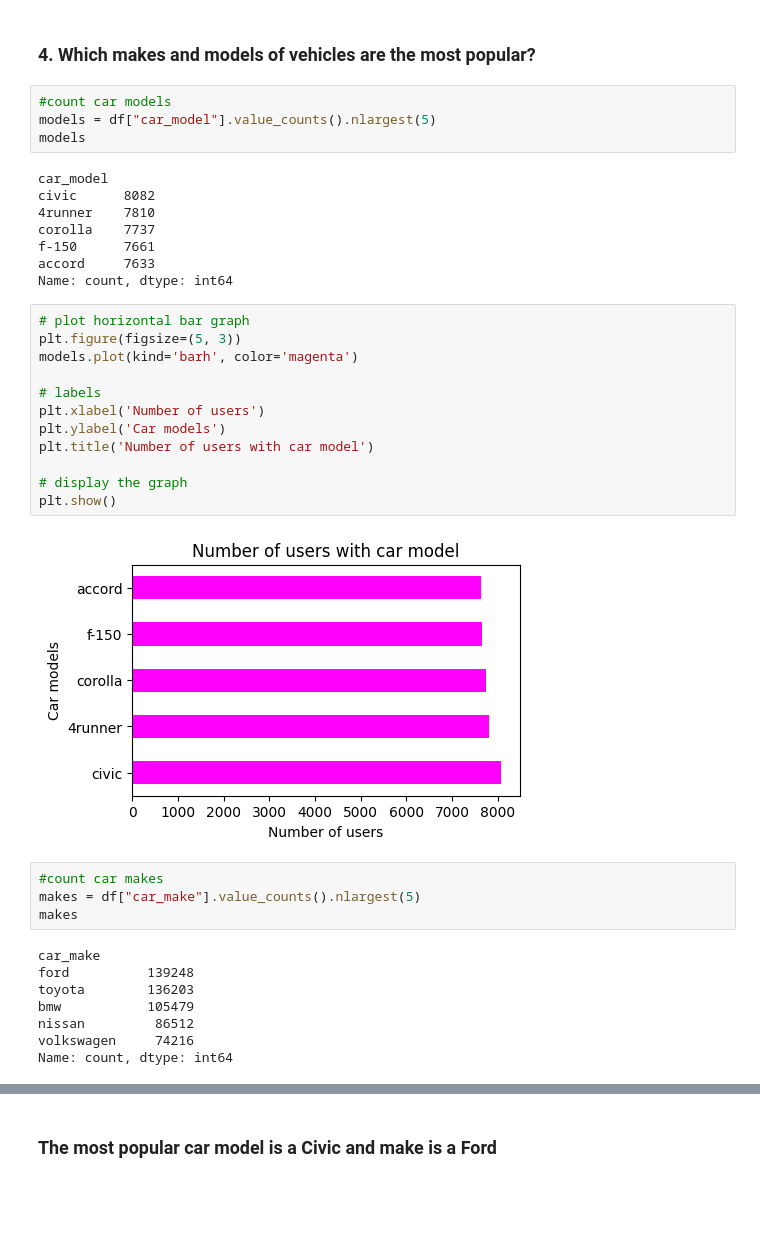
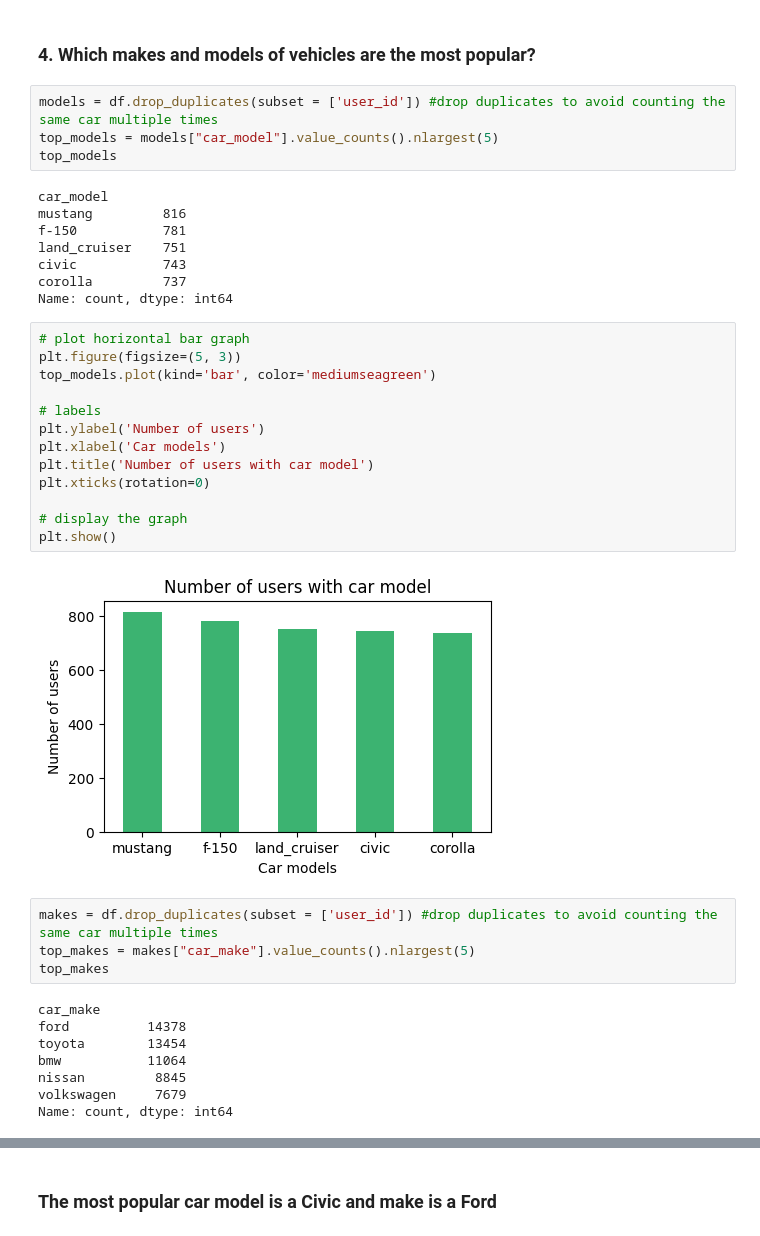
Before and after one commit to SeanMz28/IDVE_assignment1, a Jupyter notebook: assignment1.ipynb, the cells around one changed output, grey strips where cells are left out. Cells and saved outputs as stored; diff of their text form; blank space fills up the shorter version.

```diff
--- a/assignment1.ipynb
+++ b/assignment1.ipynb
@@ -676,42 +674,43 @@ plt.show()
 # %% [markdown]
 ### 4. Which makes and models of vehicles are the most popular?
 # %%
-#count car models
-models = df["car_model"].value_counts().nlargest(5)
-models
+models = df.drop_duplicates(subset = ['user_id']) #drop duplicates to avoid counting the same car multiple times
+top_models = models["car_model"].value_counts().nlargest(5)
+top_models
 # %% [output]
 car_model
-civic      8082
-4runner    7810
-corolla    7737
-f-150      7661
-accord     7633
+mustang         816
+f-150           781
+land_cruiser    751
+civic           743
+corolla         737
 Name: count, dtype: int64
 # %%
 # plot horizontal bar graph
 plt.figure(figsize=(5, 3))
-models.plot(kind='barh', color='magenta')
+top_models.plot(kind='bar', color='mediumseagreen')
 
 # labels
-plt.xlabel('Number of users')
-plt.ylabel('Car models')
+plt.ylabel('Number of users')
+plt.xlabel('Car models')
 plt.title('Number of users with car model')
+plt.xticks(rotation=0)
 
 # display the graph
 plt.show()
 # %% [output]
-[figure, old version]
+[figure, new version]
 # %%
-#count car makes
-makes = df["car_make"].value_counts().nlargest(5)
-makes
+makes = df.drop_duplicates(subset = ['user_id']) #drop duplicates to avoid counting the same car multiple times
+top_makes = makes["car_make"].value_counts().nlargest(5)
+top_makes
 # %% [output]
 car_make
-ford          139248
-toyota        136203
-bmw           105479
-nissan         86512
-volkswagen     74216
+ford          14378
+toyota        13454
+bmw           11064
+nissan         8845
+volkswagen     7679
 Name: count, dtype: int64
 # %%
 # plot horizontal bar graph
```
Also changed, not shown: parts of 24 cells of this notebook.
